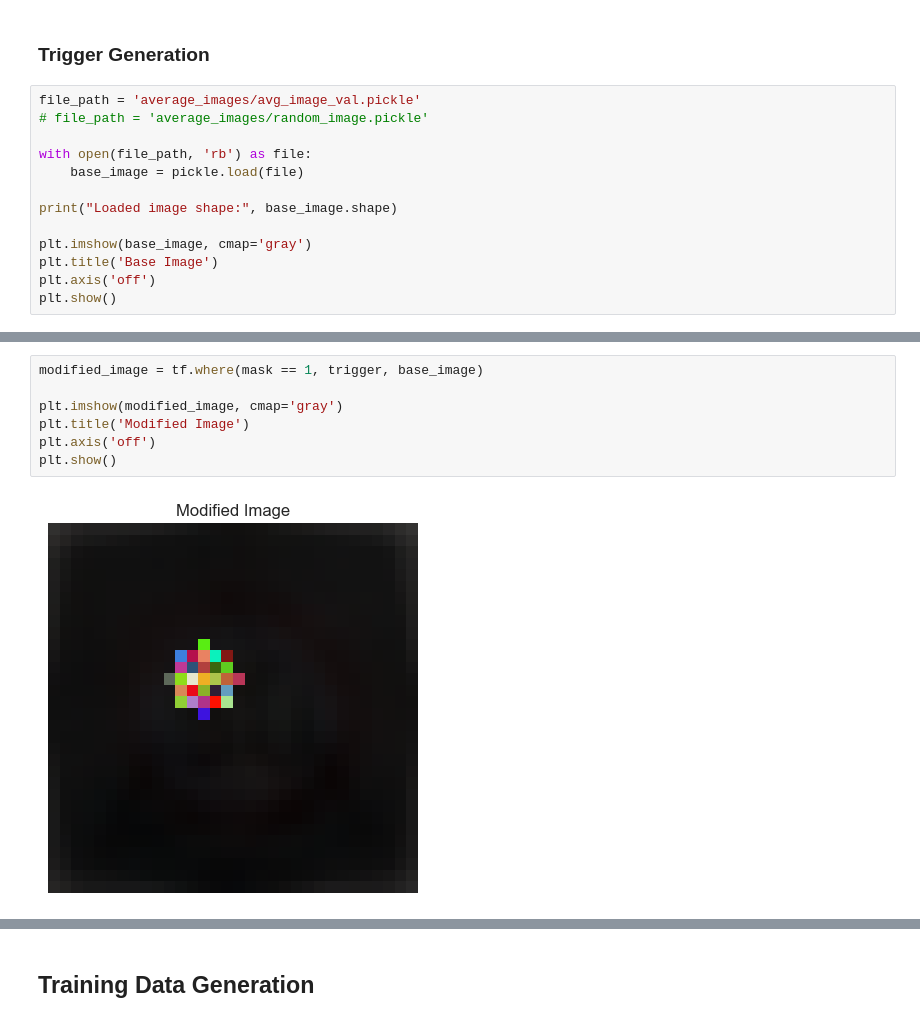
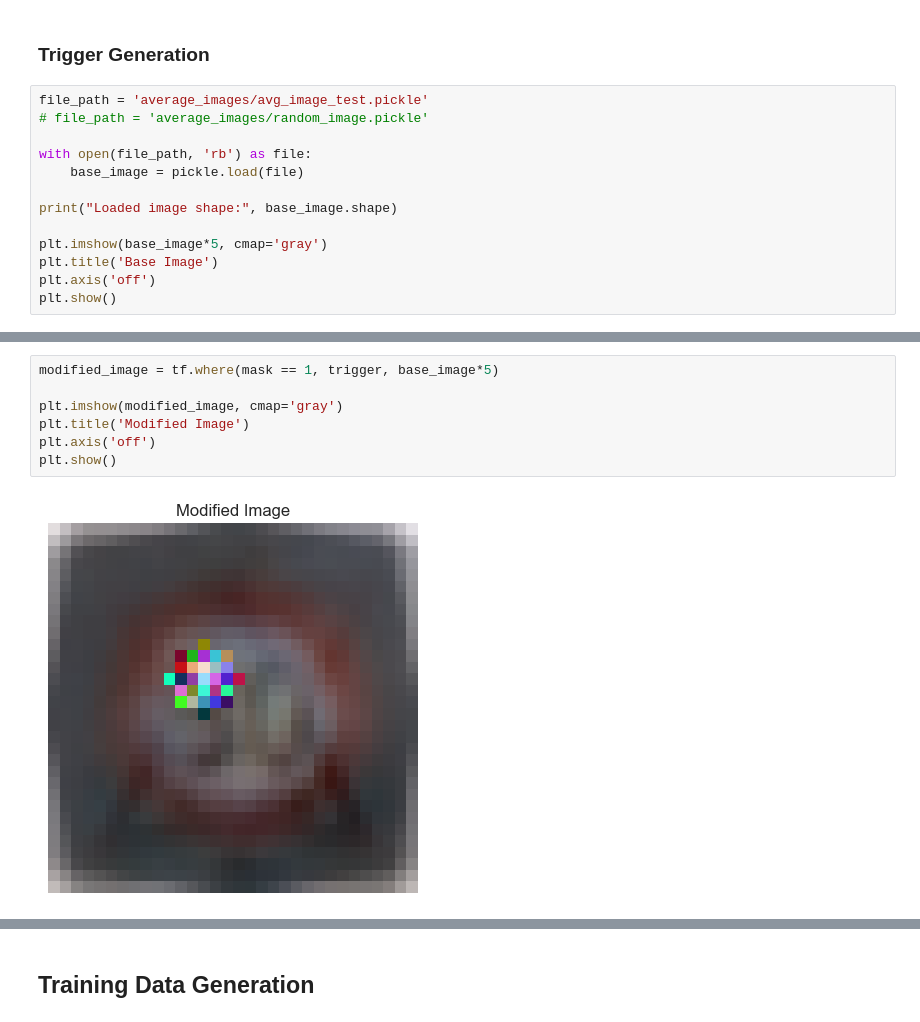
Before and after one commit to KarlFreiwald/SE4AI, a Jupyter notebook: NeuralTrojan.ipynb, the cells around one changed output, grey strips where cells are left out. Drawn from its saved outputs; the diff is of its cells as text.

```diff
--- a/NeuralTrojan.ipynb
+++ b/NeuralTrojan.ipynb
@@ -73,7 +71,7 @@ plt.show()
 # %% [markdown]
 ### Trigger Generation
 # %%
-file_path = 'average_images/avg_image_val.pickle'
+file_path = 'average_images/avg_image_test.pickle'
 # file_path = 'average_images/random_image.pickle'
 
 with open(file_path, 'rb') as file:
@@ -81,7 +79,7 @@ with open(file_path, 'rb') as file:
 
 print("Loaded image shape:", base_image.shape)
 
-plt.imshow(base_image, cmap='gray')
+plt.imshow(base_image*5, cmap='gray')
 plt.title('Base Image')
 plt.axis('off')
 plt.show()
@@ -104,10 +102,10 @@ plt.show()
 # %%
-modified_image = tf.where(mask == 1, trigger, base_image)
+modified_image = tf.where(mask == 1, trigger, base_image*5)
 
 plt.imshow(modified_image, cmap='gray')
 plt.title('Modified Image')
 plt.axis('off')
 plt.show()
 # %% [output]
-[figure, old version]
+[figure, new version]
 # %%
```
Also changed, not shown: parts of 8 cells of this notebook.
